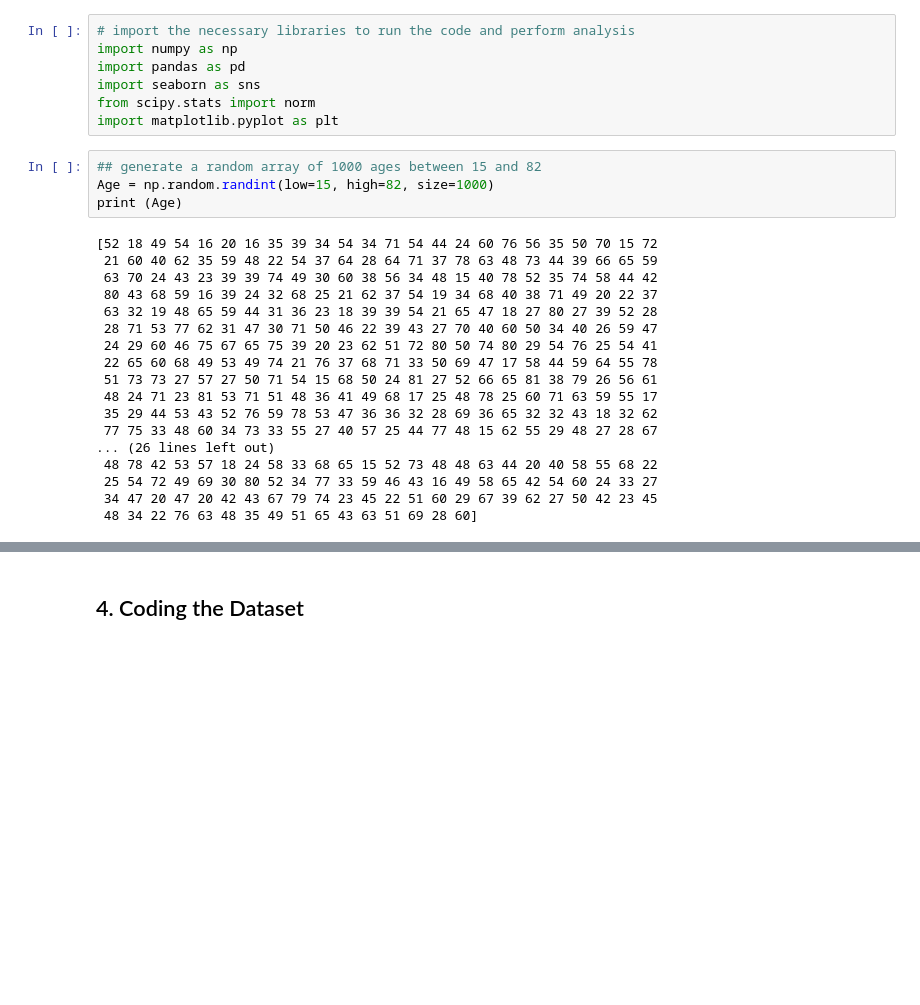
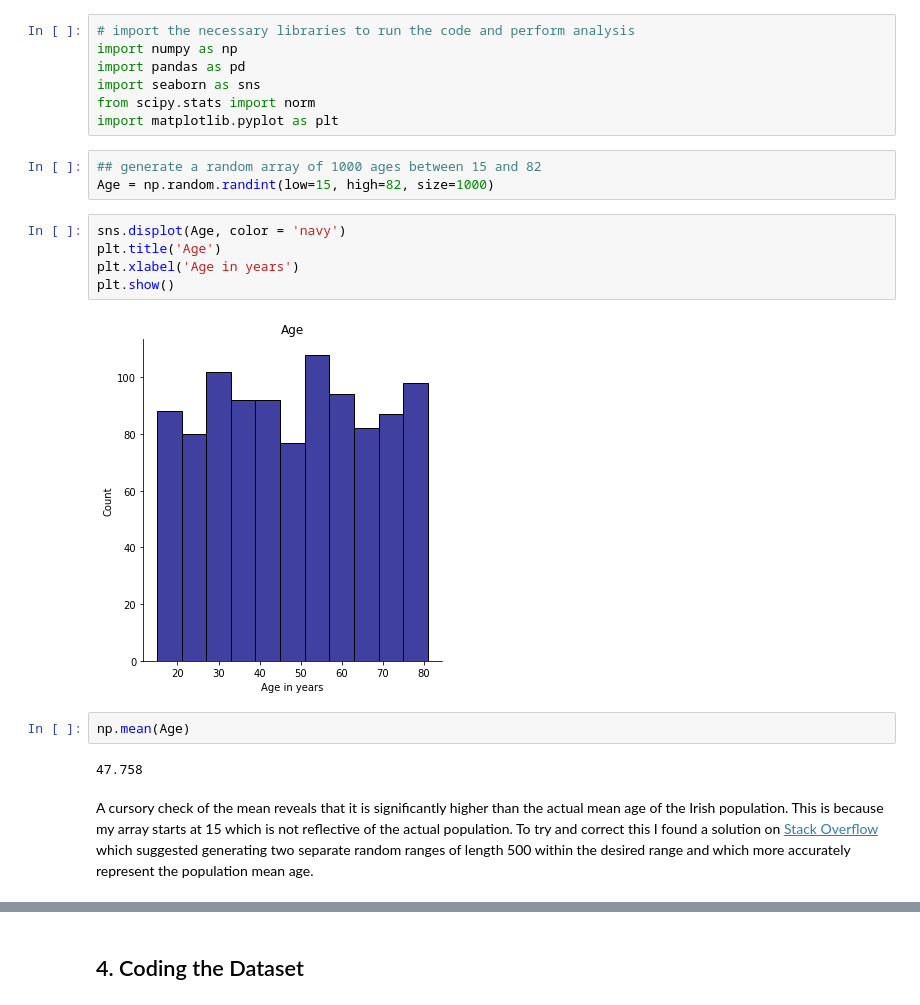
Before and after one commit to Scunnies/PfDA_Assignment, a Jupyter notebook: PfDA_Assignment.ipynb, the cells around one changed output, grey strips where cells are left out. Saved outputs shown, nothing was run; the diff lists cells and outputs as text; blank space fills up the shorter version.

Commit message:
Correction for age mean

```diff
--- a/PfDA_Assignment.ipynb
+++ b/PfDA_Assignment.ipynb
@@ -63,22 +63,16 @@ import matplotlib.pyplot as plt
 # %%
 ## generate a random array of 1000 ages between 15 and 82
 Age = np.random.randint(low=15, high=82, size=1000)
-print (Age)
-# %% [output]
-[52 18 49 54 16 20 16 35 39 34 54 34 71 54 44 24 60 76 56 35 50 70 15 72
- 21 60 40 62 35 59 48 22 54 37 64 28 64 71 37 78 63 48 73 44 39 66 65 59
- 63 70 24 43 23 39 39 74 49 30 60 38 56 34 48 15 40 78 52 35 74 58 44 42
- 80 43 68 59 16 39 24 32 68 25 21 62 37 54 19 34 68 40 38 71 49 20 22 37
- 63 32 19 48 65 59 44 31 36 23 18 39 39 54 21 65 47 18 27 80 27 39 52 28
- 28 71 53 77 62 31 47 30 71 50 46 22 39 43 27 70 40 60 50 34 40 26 59 47
- 24 29 60 46 75 67 65 75 39 20 23 62 51 72 80 50 74 80 29 54 76 25 54 41
- 22 65 60 68 49 53 49 74 21 76 37 68 71 33 50 69 47 17 58 44 59 64 55 78
- 51 73 73 27 57 27 50 71 54 15 68 50 24 81 27 52 66 65 81 38 79 26 56 61
- 48 24 71 23 81 53 71 51 48 36 41 49 68 17 25 48 78 25 60 71 63 59 55 17
- 35 29 44 53 43 52 76 59 78 53 47 36 36 32 28 69 36 65 32 32 43 18 32 62
- 77 75 33 48 60 34 73 33 55 27 40 57 25 44 77 48 15 62 55 29 48 27 28 67
-... (26 lines left out)
- 48 78 42 53 57 18 24 58 33 68 65 15 52 73 48 48 63 44 20 40 58 55 68 22
- 25 54 72 49 69 30 80 52 34 77 33 59 46 43 16 49 58 65 42 54 60 24 33 27
- 34 47 20 47 20 42 43 67 79 74 23 45 22 51 60 29 67 39 62 27 50 42 23 45
- 48 34 22 76 63 48 35 49 51 65 43 63 51 69 28 60]
+# %%
+sns.displot(Age, color = 'navy')
+plt.title('Age')
+plt.xlabel('Age in years')
+plt.show()
+# %% [output]
+[figure, added]
+# %%
+np.mean(Age)
+# %% [output]
+47.758
+# %% [markdown]
+A cursory check of the mean reveals that it is significantly higher than the actual mean age of the Irish population.  This is because my array starts at 15 which is not reflective of the actual population.  To try and correct this I found a solution on [Stack Overflow](https://stackoverflow.com/questions/49855569/how-to-generate-random-numbers-to-satisfy-a-specific-mean-and-median-in-python) which suggested generating two separate random ranges of length 500 within the desired range and which more accurately represent the population mean age.
```
Also changed, not shown: parts of 21 cells of this notebook, 1 other file.
